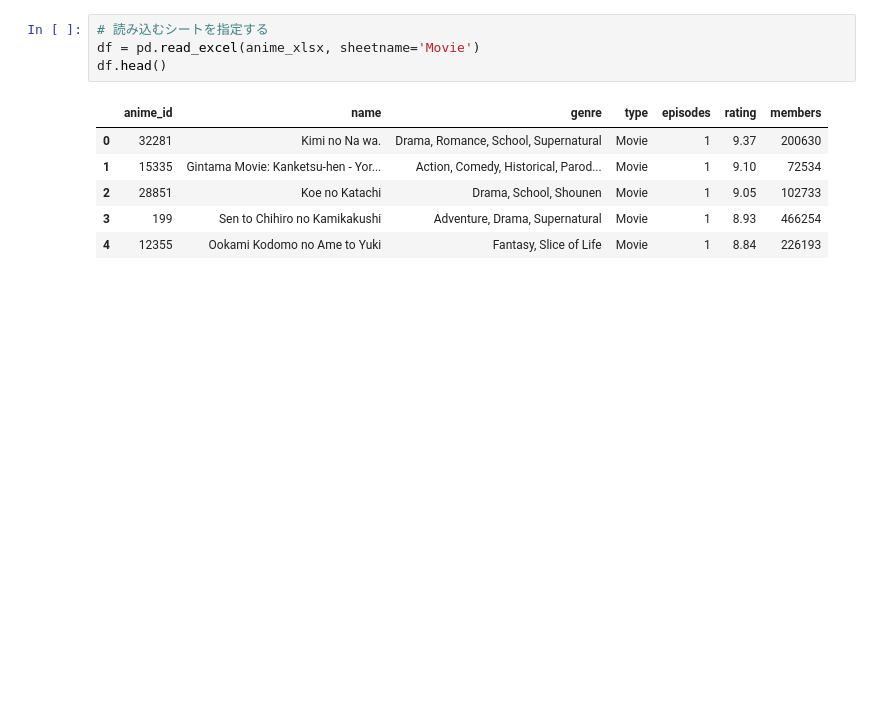
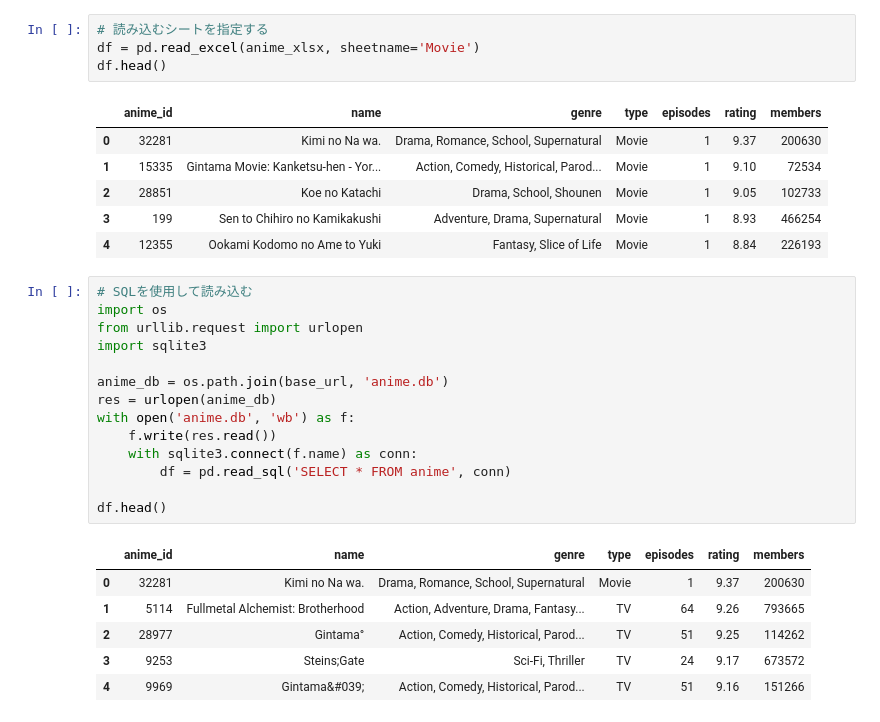
Before and after one commit to JunichiKawahara/practical-jupyter, a Jupyter notebook: section03/section3-5.ipynb, the cells around one changed output. Saved outputs shown, nothing was run; the diff lists cells and outputs as text; blank space fills up the shorter version.

```diff
--- a/section03/section3-5.ipynb
+++ b/section03/section3-5.ipynb
@@ -89,3 +89,24 @@ df.head()
 | 2 | 28851 | Koe no Katachi | Drama, School, Shounen | Movie | 1 | 9.05 | 102733 |
 | 3 | 199 | Sen to Chihiro no Kamikakushi | Adventure, Drama, Supernatural | Movie | 1 | 8.93 | 466254 |
 | 4 | 12355 | Ookami Kodomo no Ame to Yuki | Fantasy, Slice of Life | Movie | 1 | 8.84 | 226193 |
+# %%
+# SQLを使用して読み込む
+import os
+from urllib.request import urlopen
+import sqlite3
+
+anime_db = os.path.join(base_url, 'anime.db')
+res = urlopen(anime_db)
+with open('anime.db', 'wb') as f:
+    f.write(res.read())
+    with sqlite3.connect(f.name) as conn:
+        df = pd.read_sql('SELECT * FROM anime', conn)
+
+df.head()
+# %% [output]
+|  | anime_id | name | genre | type | episodes | rating | members |
+| 0 | 32281 | Kimi no Na wa. | Drama, Romance, School, Supernatural | Movie | 1 | 9.37 | 200630 |
+| 1 | 5114 | Fullmetal Alchemist: Brotherhood | Action, Adventure, Drama, Fantasy... | TV | 64 | 9.26 | 793665 |
+| 2 | 28977 | Gintama° | Action, Comedy, Historical, Parod... | TV | 51 | 9.25 | 114262 |
+| 3 | 9253 | Steins;Gate | Sci-Fi, Thriller | TV | 24 | 9.17 | 673572 |
+| 4 | 9969 | Gintama&#039; | Action, Comedy, Historical, Parod... | TV | 51 | 9.16 | 151266 |
```
Also changed, not shown: parts of 1 cell of this notebook, 4 other files.
